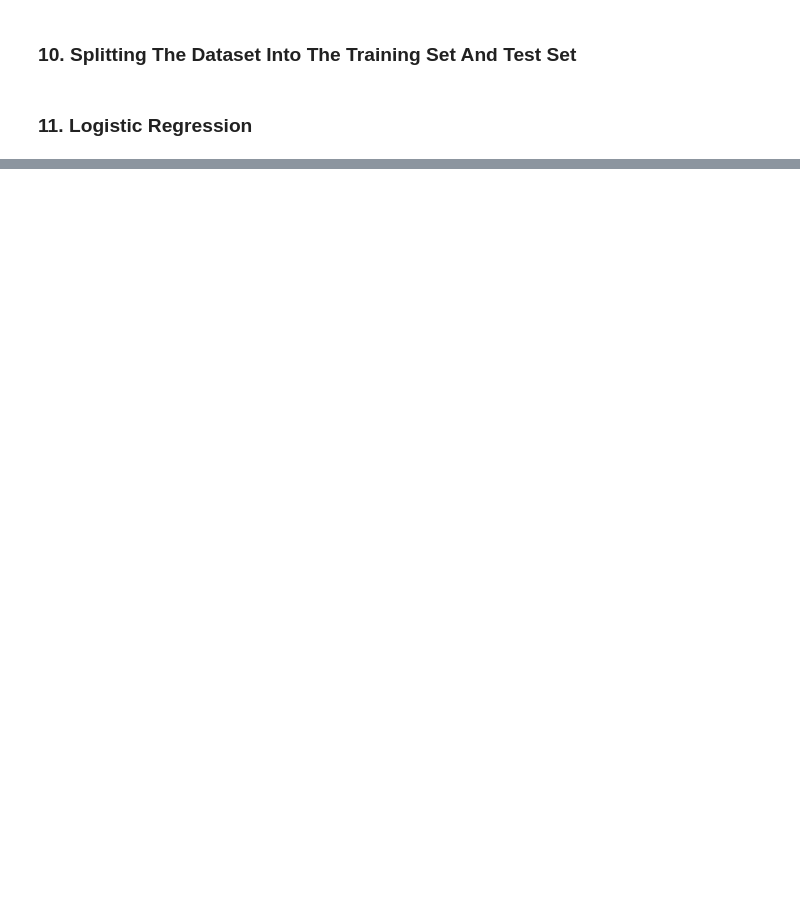
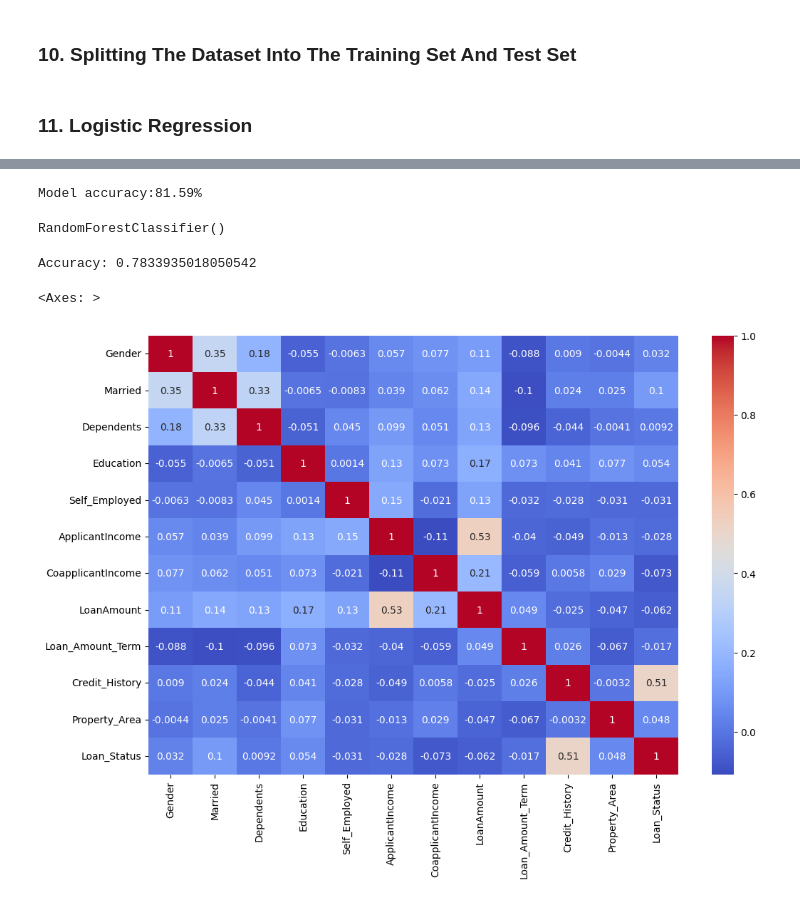
Before and after one commit to Dzithendo31/PythonCourse, a Jupyter notebook: loan_status_question.ipynb, the cells around one changed output, grey strips where cells are left out. Saved outputs shown, nothing was run; the diff lists cells and outputs as text; code cells hidden in the pictures; blank space fills up the shorter version.

Commit message:
Complete ML conpet using linear Regression and Forest Trees

```diff
--- a/loan_status_question.ipynb
+++ b/loan_status_question.ipynb
@@ -185,0 +353,11 @@ df.head()
+# %%
+accuracy = accuracy_score(y_test,predict)
+print(f"Model accuracy:{accuracy:.2%}")
+# %% [output]
+Model accuracy:81.59%
+# %%
+from sklearn.ensemble import RandomForestClassifier
+rf = RandomForestClassifier()
+rf.fit(X_train, y_train)
+# %% [output]
+RandomForestClassifier()
@@ -185,0 +366,16 @@ df.head()
+# %%
+accuracy = accuracy_score(y_test, y_pred)
+print("Accuracy:", accuracy)
+# %% [output]
+Accuracy: 0.7833935018050542
+# %%
+
+correlation_matrix =  df.corr()
+
+import matplotlib.pyplot as plt
+
+plt.figure(figsize=(12, 8))
+sns.heatmap(correlation_matrix, annot=True, cmap='coolwarm')
+# %% [output]
+<Axes: >
+[figure, added]
```
Also changed, not shown: parts of 24 cells of this notebook.
